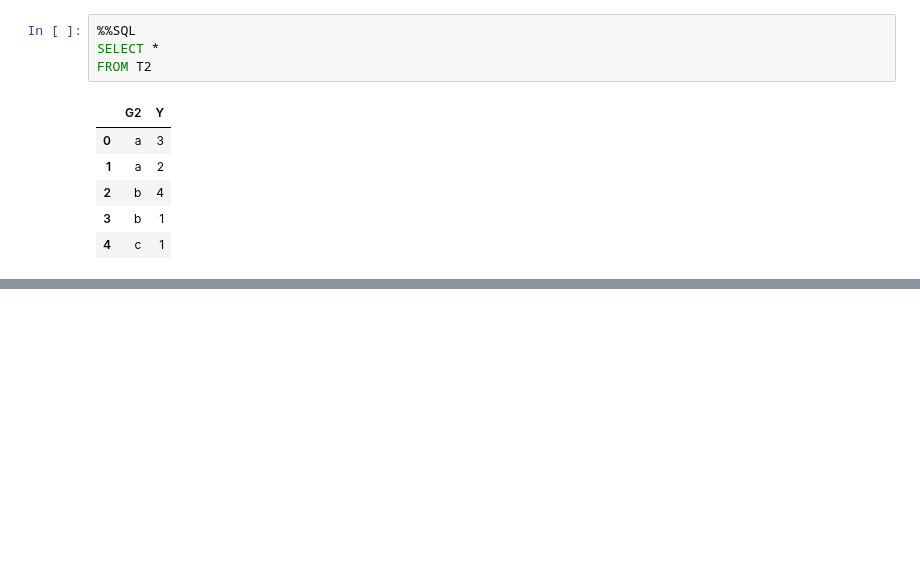
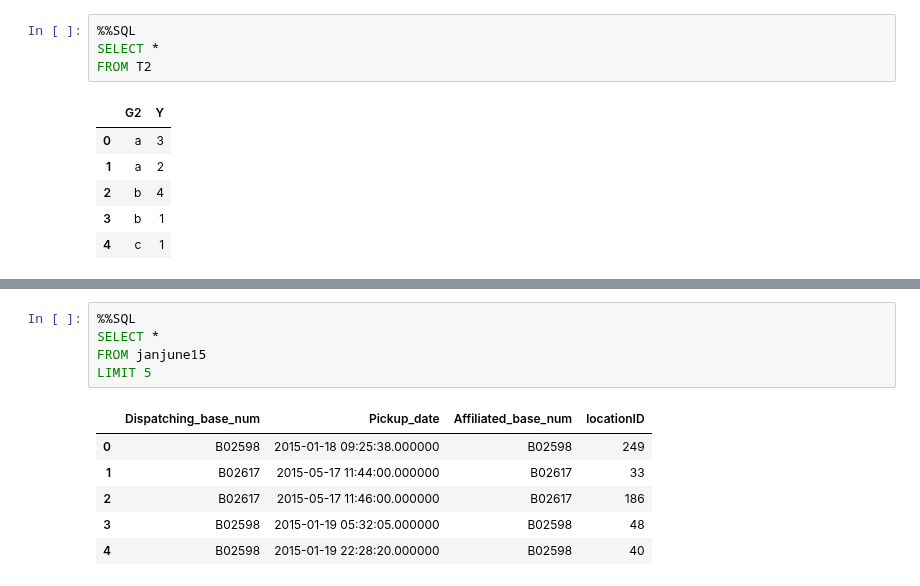
Before and after one commit to WSU-DataScience/USCOTS19_workshop, a Jupyter notebook: block_3_data_management/make_database_examples.ipynb, the cells around one changed output, grey strips where cells are left out. Drawn from its saved outputs; the diff is of its cells as text; blank space fills up the shorter version.

```diff
--- a/block_3_data_management/make_database_examples.ipynb
+++ b/block_3_data_management/make_database_examples.ipynb
@@ -152,0 +309,12 @@ FROM T2
+# %%
+%%SQL
+SELECT *
+FROM janjune15
+LIMIT 5
+# %% [output]
+|  | Dispatching_base_num | Pickup_date | Affiliated_base_num | locationID |
+| 0 | B02598 | 2015-01-18 09:25:38.000000 | B02598 | 249 |
+| 1 | B02617 | 2015-05-17 11:44:00.000000 | B02617 | 33 |
+| 2 | B02617 | 2015-05-17 11:46:00.000000 | B02617 | 186 |
+| 3 | B02598 | 2015-01-19 05:32:05.000000 | B02598 | 48 |
+| 4 | B02598 | 2015-01-19 22:28:20.000000 | B02598 | 40 |
```
Also changed, not shown: parts of 22 cells of this notebook, 15 other files.
